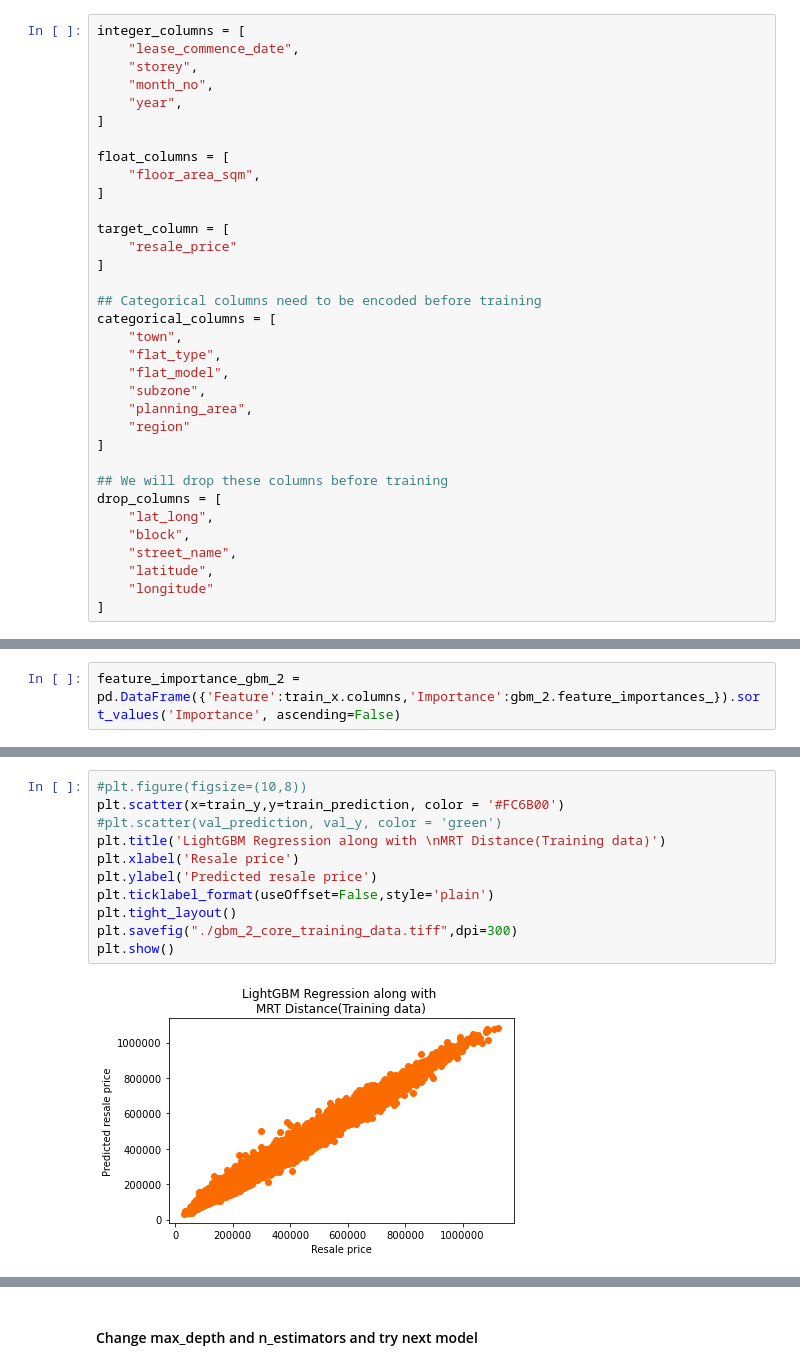
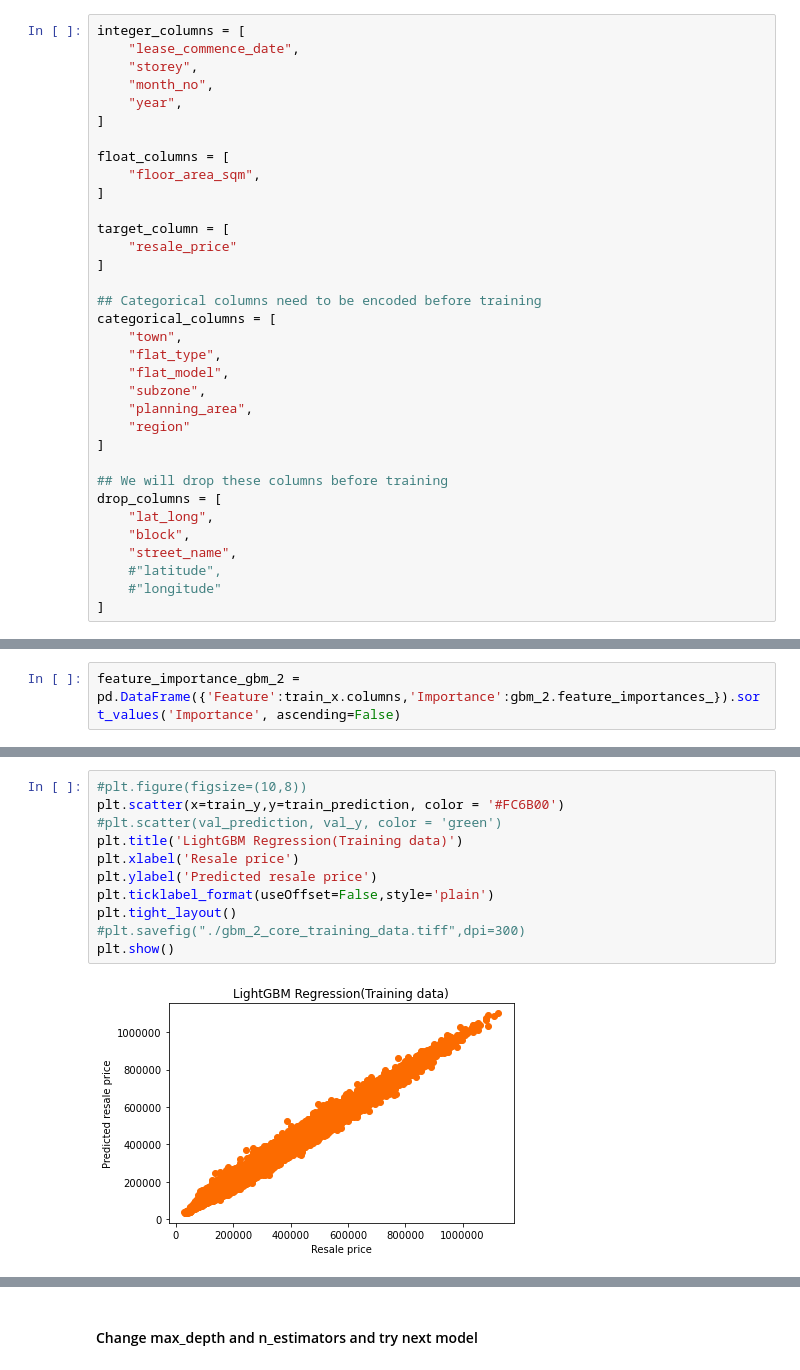
Before and after one commit to dheeraj-sn/hdb_resale_price_prediction, a Jupyter notebook: Core_dataset_Model_Training.ipynb, the cells around one changed output, grey strips where cells are left out. Cells and saved outputs as stored; diff of their text form.

Commit message:
Core dataset updated

```diff
--- a/Core_dataset_Model_Training.ipynb
+++ b/Core_dataset_Model_Training.ipynb
@@ -113,8 +113,8 @@ drop_columns = [
     "lat_long",
     "block",
     "street_name",
-    "latitude",
-    "longitude"
+    #"latitude",
+    #"longitude"
 ]
 # %% [markdown]
 ### Drop the selected columns
@@ -710,15 +712,15 @@ plt.savefig("./gbm_2_core_feature_importance.tiff",dpi=300)
 # %%
 #plt.figure(figsize=(10,8))
 plt.scatter(x=train_y,y=train_prediction, color = '#FC6B00')
 #plt.scatter(val_prediction, val_y, color = 'green')
-plt.title('LightGBM Regression along with \nMRT Distance(Training data)')
+plt.title('LightGBM Regression(Training data)')
 plt.xlabel('Resale price')
 plt.ylabel('Predicted resale price')
 plt.ticklabel_format(useOffset=False,style='plain')
 plt.tight_layout()
-plt.savefig("./gbm_2_core_training_data.tiff",dpi=300)
+#plt.savefig("./gbm_2_core_training_data.tiff",dpi=300)
 plt.show()
 # %% [output]
-[figure, old version]
+[figure, new version]
 # %%
 plt.scatter(x=val_y,y=val_prediction, color = '#BBFC00')
```
Also changed, not shown: parts of 45 cells of this notebook.
